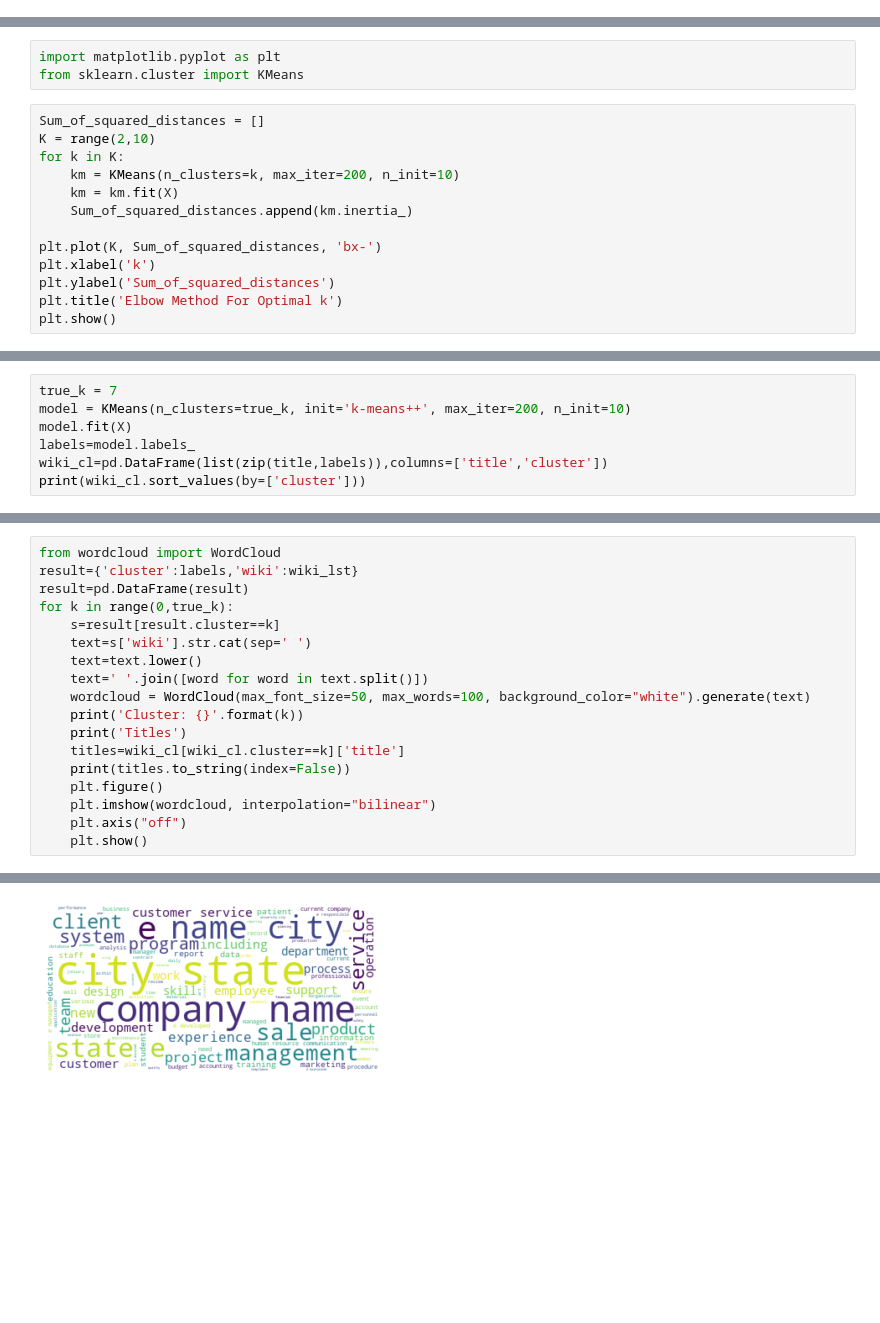
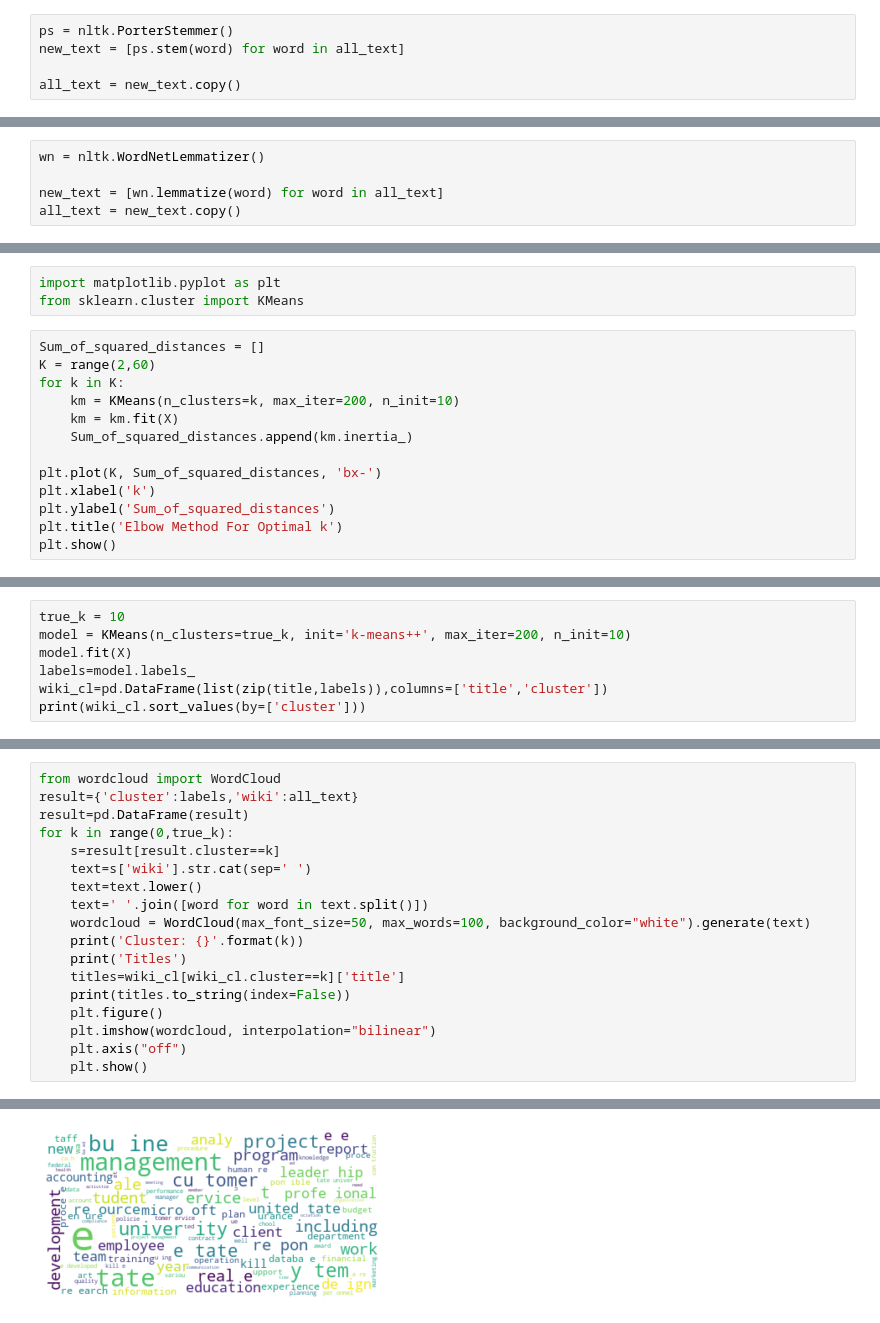
Before and after one commit to kguttas/ResumesRecomender, a Jupyter notebook: Paso_5_Cluesterizar_MiniTextos_3.ipynb, the cells around one changed output, grey strips where cells are left out. Drawn from its saved outputs; the diff is of its cells as text; blank space fills up the shorter version.

```diff
--- a/Paso_5_Cluesterizar_MiniTextos_3.ipynb
+++ b/Paso_5_Cluesterizar_MiniTextos_3.ipynb
@@ -117,0 +123,5 @@ qualiti        quality
+# %%
+ps = nltk.PorterStemmer()
+new_text = [ps.stem(word) for word in all_text]
+
+all_text = new_text.copy()
@@ -117,0 +132,5 @@ qualiti        quality
+# %%
+wn = nltk.WordNetLemmatizer()
+
+new_text = [wn.lemmatize(word) for word in all_text]
+all_text = new_text.copy()
@@ -163,7 +183,7 @@ import matplotlib.pyplot as plt
 from sklearn.cluster import KMeans
 # %%
 Sum_of_squared_distances = []
-K = range(2,10)
+K = range(2,60)
 for k in K:
     km = KMeans(n_clusters=k, max_iter=200, n_init=10)
     km = km.fit(X)
@@ -179,5 +199,5 @@ plt.show()
 # %%
-true_k = 7
+true_k = 10
 model = KMeans(n_clusters=true_k, init='k-means++', max_iter=200, n_init=10)
 model.fit(X)
 labels=model.labels_
@@ -204,6 +224,6 @@ print(wiki_cl.sort_values(by=['cluster']))
 # %%
 from wordcloud import WordCloud
-result={'cluster':labels,'wiki':wiki_lst}
+result={'cluster':labels,'wiki':all_text}
 result=pd.DataFrame(result)
 for k in range(0,true_k):
     s=result[result.cluster==k]
@@ -256,3 +271,3 @@ AGRICULTURE
-[figure, old version]
+[figure, new version]
 Cluster: 4
 Titles
```
Also changed, not shown: parts of 33 cells of this notebook, 1 other file.
